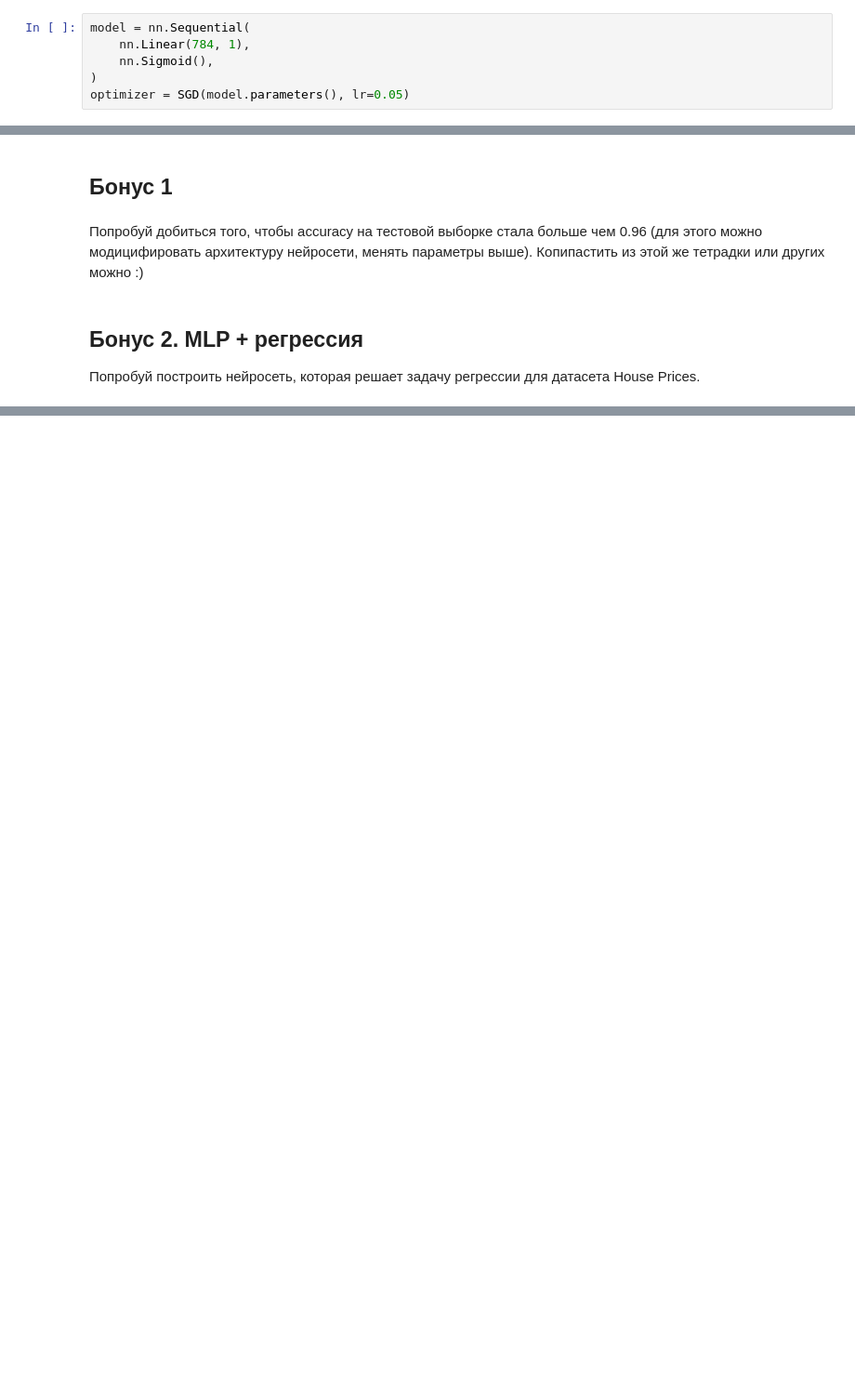
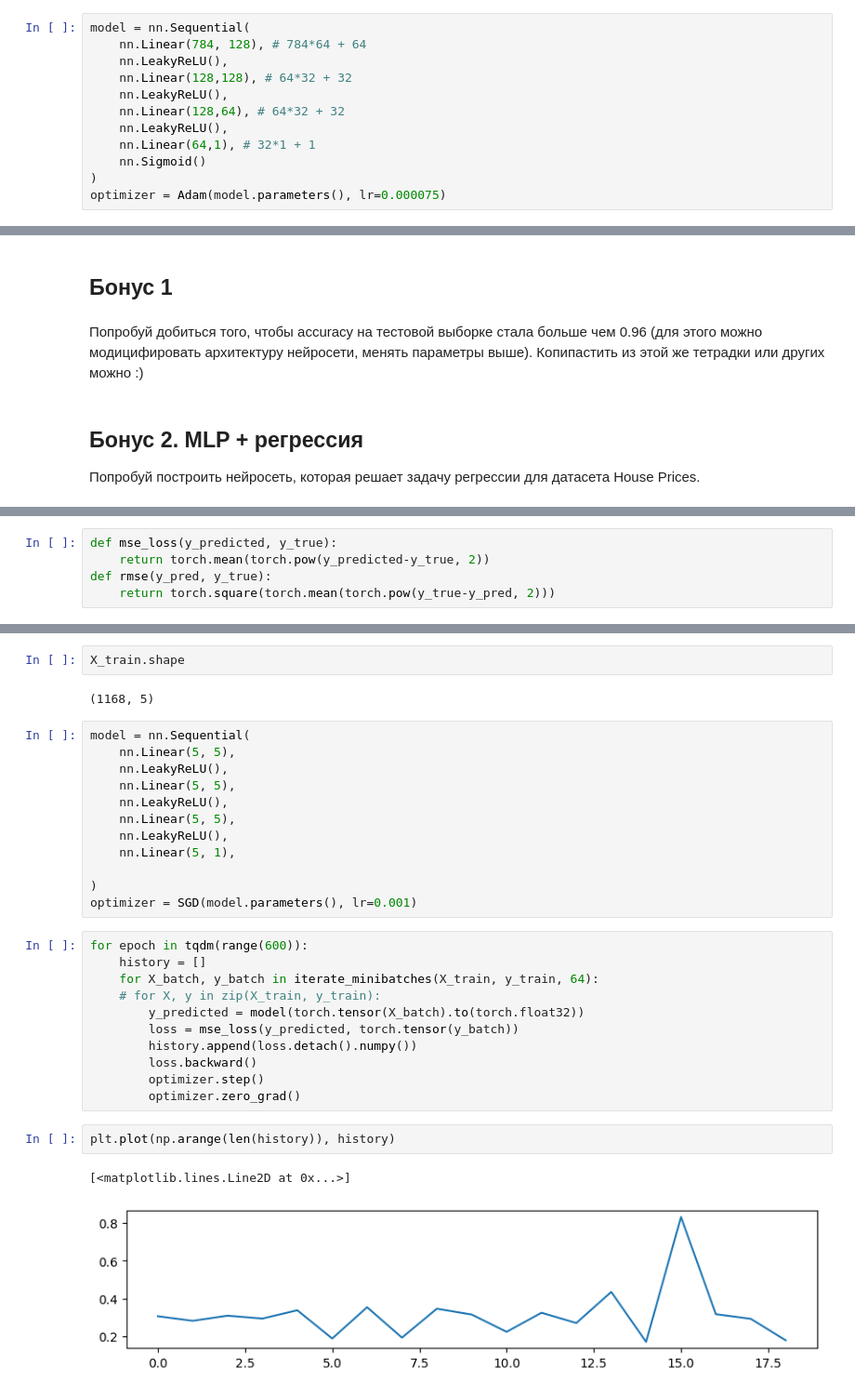
Before and after one commit to GSKW/ML, a Jupyter notebook: practice/mlp_part_2.ipynb, the cells around one changed output, grey strips where cells are left out. Shown at 93% size. Saved outputs shown, nothing was run; the diff lists cells and outputs as text; blank space fills up the shorter version.

Commit message:
feat: finally implemented perceptron for linear regression

```diff
--- a/practice/mlp_part_2.ipynb
+++ b/practice/mlp_part_2.ipynb
@@ -233,7 +346,13 @@ optimizer.zero_grad()  # очищаем параметры от уже посч
 #### Теперь всё вместе
 # %%
 model = nn.Sequential(
-    nn.Linear(784, 1),
-    nn.Sigmoid(),
+    nn.Linear(784, 128), # 784*64 + 64
+    nn.LeakyReLU(),
+    nn.Linear(128,128), # 64*32 + 32
+    nn.LeakyReLU(),
+    nn.Linear(128,64), # 64*32 + 32
+    nn.LeakyReLU(),
+    nn.Linear(64,1), # 32*1 + 1
+    nn.Sigmoid()
 )
-optimizer = SGD(model.parameters(), lr=0.05)
+optimizer = Adam(model.parameters(), lr=0.000075)
@@ -285,3 +426,8 @@ Test accuracy: 0.94237
+# %%
+def mse_loss(y_predicted, y_true):
+    return torch.mean(torch.pow(y_predicted-y_true, 2))
+def rmse(y_pred, y_true):
+    return torch.square(torch.mean(torch.pow(y_true-y_pred, 2)))
 # %%
 # https://www.kaggle.com/c/house-prices-advanced-regression-techniques
 features = ['LotArea', 'TotalBsmtSF', 'GrLivArea', '1stFlrSF', '2ndFlrSF']
@@ -305,0 +467,32 @@ y_valid = y_valid / y_train_std
+# %%
+X_train.shape
+# %% [output]
+(1168, 5)
+# %%
+model = nn.Sequential(
+    nn.Linear(5, 5),
+    nn.LeakyReLU(),
+    nn.Linear(5, 5),
+    nn.LeakyReLU(),
+    nn.Linear(5, 5),
+    nn.LeakyReLU(),
+    nn.Linear(5, 1),
+
+)
+optimizer = SGD(model.parameters(), lr=0.001)
+# %%
+for epoch in tqdm(range(600)):
+    history = []
+    for X_batch, y_batch in iterate_minibatches(X_train, y_train, 64):
+    # for X, y in zip(X_train, y_train):
+        y_predicted = model(torch.tensor(X_batch).to(torch.float32))
+        loss = mse_loss(y_predicted, torch.tensor(y_batch))
+        history.append(loss.detach().numpy())
+        loss.backward()
+        optimizer.step()
+        optimizer.zero_grad()
+# %%
+plt.plot(np.arange(len(history)), history)
+# %% [output]
+[<matplotlib.lines.Line2D at 0x...>]
+[figure, added]
```
Also changed, not shown: parts of 28 cells of this notebook, 1 other file.
